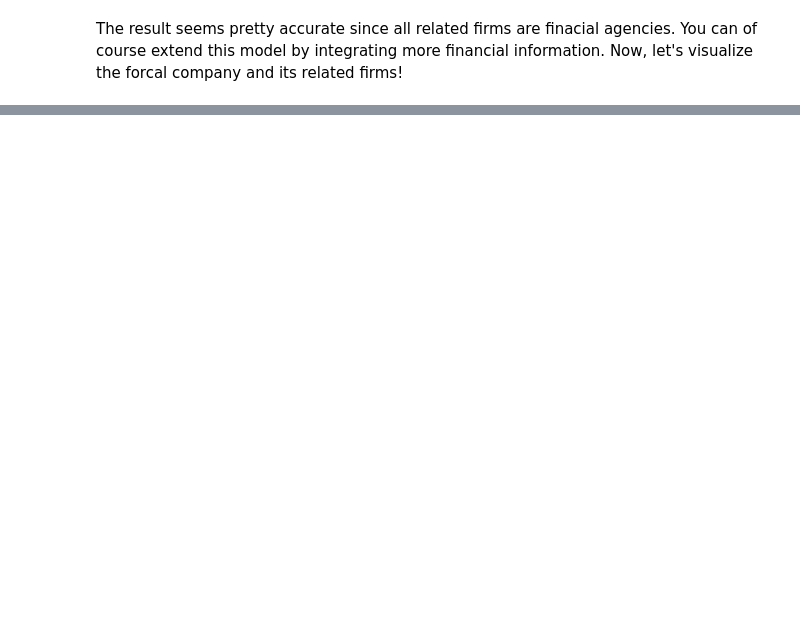
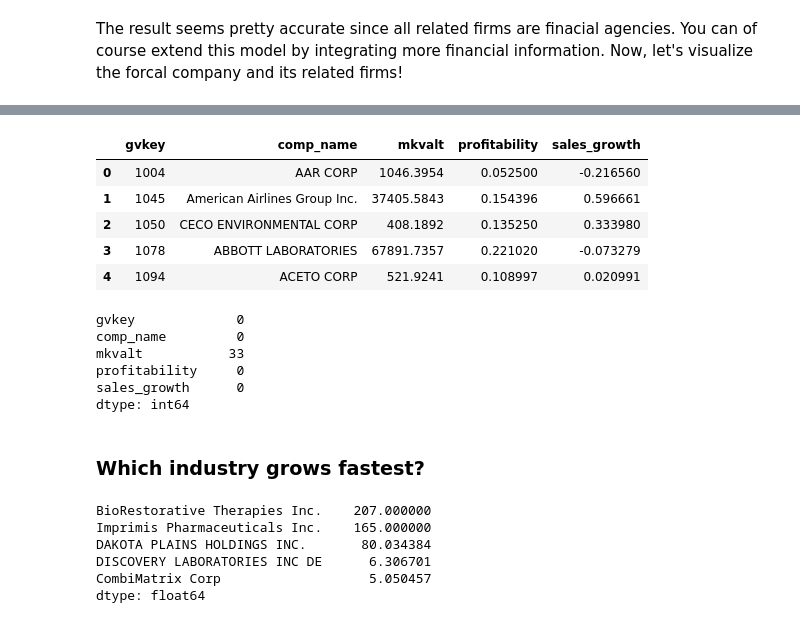
Before and after one commit to Nicozheng/teaching_network, a Jupyter notebook: GraphBasedAlgorithms.ipynb, the cells around one changed output, grey strips where cells are left out. Drawn from its saved outputs; the diff is of its cells as text; code cells hidden in the pictures; blank space fills up the shorter version.

```diff
--- a/GraphBasedAlgorithms.ipynb
+++ b/GraphBasedAlgorithms.ipynb
@@ -362,0 +380,22 @@ nx.draw_networkx(subgraph, node_size=1000, font_size =18, edge_color='0.5', pos=
+# %%
+## load accounting data
+accounting_data = pd.read_csv("data/tbni_financial_data.csv")
+accounting_data.head()
+# %% [output]
+|  | gvkey | comp_name | mkvalt | profitability | sales_growth |
+| 0 | 1004 | AAR CORP | 1046.3954 | 0.052500 | -0.216560 |
+| 1 | 1045 | American Airlines Group Inc. | 37405.5843 | 0.154396 | 0.596661 |
+| 2 | 1050 | CECO ENVIRONMENTAL CORP | 408.1892 | 0.135250 | 0.333980 |
+| 3 | 1078 | ABBOTT LABORATORIES | 67891.7357 | 0.221020 | -0.073279 |
+| 4 | 1094 | ACETO CORP | 521.9241 | 0.108997 | 0.020991 |
+# %%
+accounting_data.apply(lambda x: sum(pd.isnull(x)))
+# %% [output]
+gvkey             0
+comp_name         0
+mkvalt           33
+profitability     0
+sales_growth      0
+dtype: int64
+# %% [markdown]
+### Which industry grows fastest?
@@ -362,0 +409,9 @@ nx.draw_networkx(subgraph, node_size=1000, font_size =18, edge_color='0.5', pos=
+# %%
+pd.Series(average_sales_growth).sort_values(ascending=False)[:5]
+# %% [output]
+BioRestorative Therapies Inc.    207.000000
+Imprimis Pharmaceuticals Inc.    165.000000
+DAKOTA PLAINS HOLDINGS INC.       80.034384
+DISCOVERY LABORATORIES INC DE      6.306701
+CombiMatrix Corp                   5.050457
+dtype: float64
```
Also changed, not shown: parts of 23 cells of this notebook, 18 other files.
